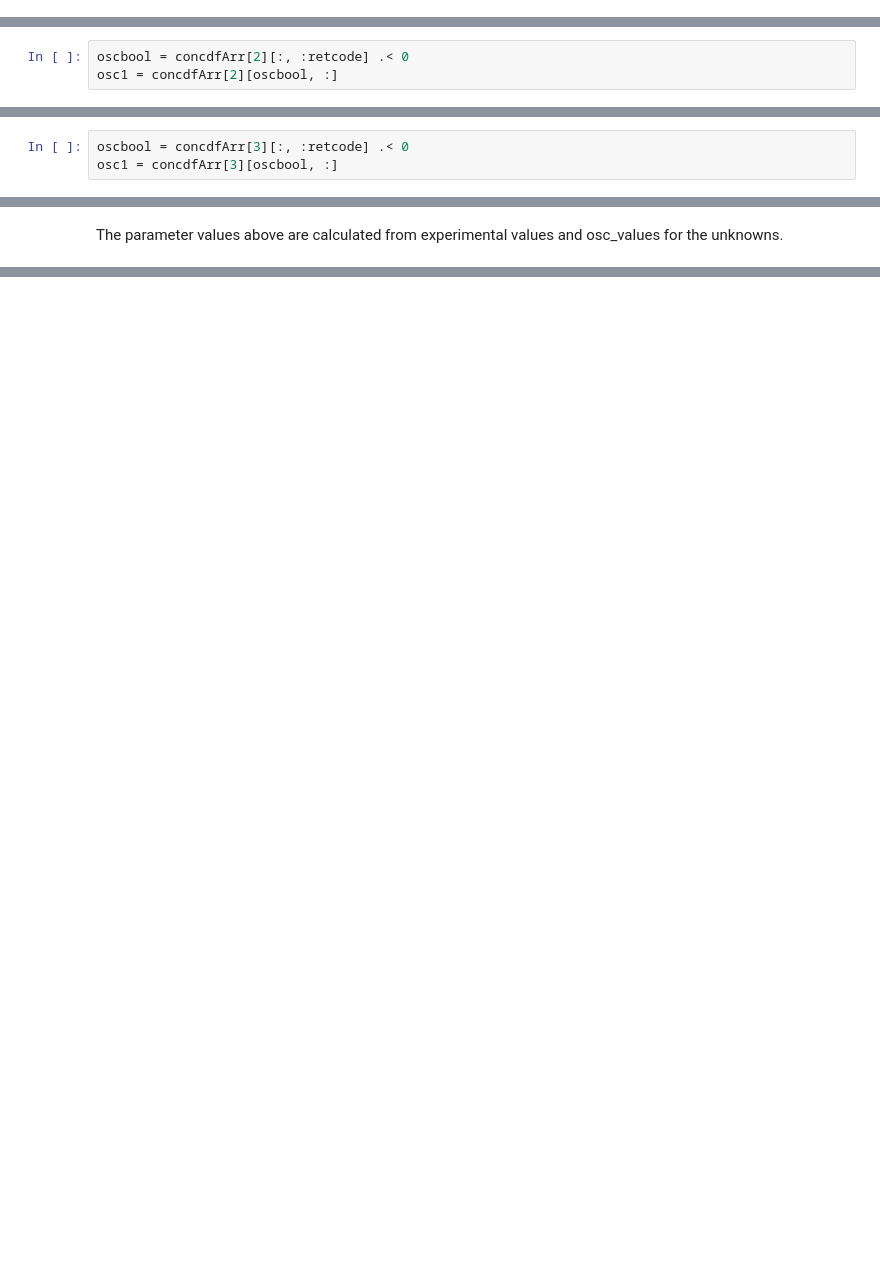
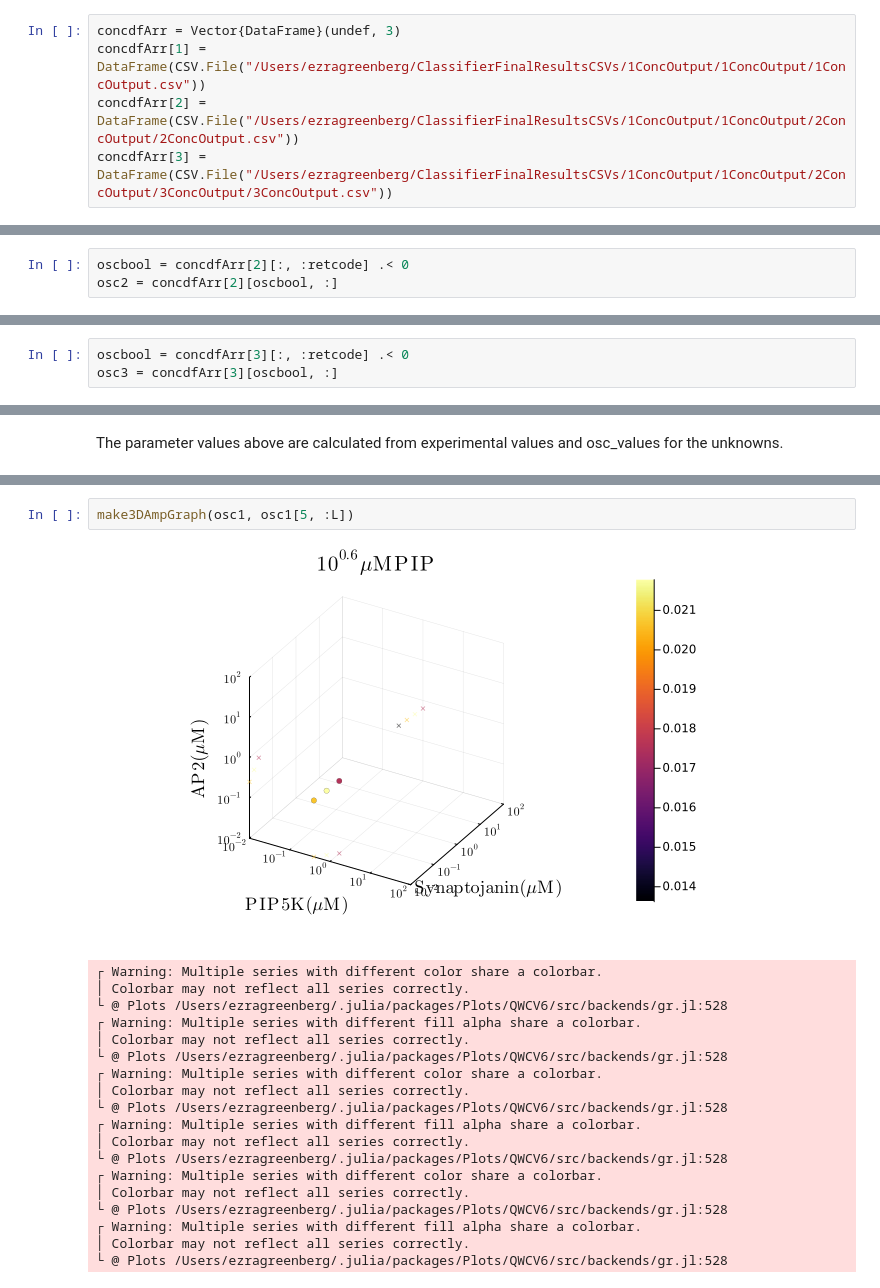
Before and after one commit to egreenberg7/Julia, a Jupyter notebook: ExperimentalFullModelWork/EarlyOutput.ipynb, the cells around one changed output, grey strips where cells are left out. Cells and saved outputs as stored; diff of their text form; blank space fills up the shorter version.

```diff
--- a/ExperimentalFullModelWork/EarlyOutput.ipynb
+++ b/ExperimentalFullModelWork/EarlyOutput.ipynb
@@ -163,3 +136,8 @@ concdfArr = Vector{DataFrame}(undef, 3)
 for i in 1:3
     concdfArr[i] = classifyConcentrations(getP(osc_values, i), getu0Ranges(); filename="$(i)ConcOutput")
 end
+# %%
+concdfArr = Vector{DataFrame}(undef, 3)
+concdfArr[1] = DataFrame(CSV.File("/Users/ezragreenberg/ClassifierFinalResultsCSVs/1ConcOutput/1ConcOutput/1ConcOutput.csv"))
+concdfArr[2] = DataFrame(CSV.File("/Users/ezragreenberg/ClassifierFinalResultsCSVs/1ConcOutput/1ConcOutput/2ConcOutput/2ConcOutput.csv"))
+concdfArr[3] = DataFrame(CSV.File("/Users/ezragreenberg/ClassifierFinalResultsCSVs/1ConcOutput/1ConcOutput/2ConcOutput/3ConcOutput/3ConcOutput.csv"))
@@ -200,7 +212,7 @@ plot(sol)
 [figure]
 # %%
 oscbool = concdfArr[2][:, :retcode] .< 0
-osc1 = concdfArr[2][oscbool, :]
+osc2 = concdfArr[2][oscbool, :]
 # %% [output]
 11×7 DataFrame
 | Row | A | K | L | P | amp | per | retcode |
@@ -221,6 +248,6 @@ p2 = [0.1, 0.31622776601683794, 1.183772233983162, 0.0007, 0.002, 0.118, 0.0609,
 # %%
 oscbool = concdfArr[3][:, :retcode] .< 0
-osc1 = concdfArr[3][oscbool, :]
+osc3 = concdfArr[3][oscbool, :]
 # %% [output]
 10×7 DataFrame
 | Row | A | K | L | P | amp | per | retcode |
@@ -241,0 +313,22 @@ The parameter values above are calculated from experimental values and osc_value
+# %%
+make3DAmpGraph(osc1, osc1[5, :L])
+# %% [output]
+[figure, added]
+┌ Warning: Multiple series with different color share a colorbar.
+│ Colorbar may not reflect all series correctly.
+└ @ Plots /Users/ezragreenberg/.julia/packages/Plots/QWCV6/src/backends/gr.jl:528
+┌ Warning: Multiple series with different fill alpha share a colorbar.
+│ Colorbar may not reflect all series correctly.
+└ @ Plots /Users/ezragreenberg/.julia/packages/Plots/QWCV6/src/backends/gr.jl:528
+┌ Warning: Multiple series with different color share a colorbar.
+│ Colorbar may not reflect all series correctly.
+└ @ Plots /Users/ezragreenberg/.julia/packages/Plots/QWCV6/src/backends/gr.jl:528
+┌ Warning: Multiple series with different fill alpha share a colorbar.
+│ Colorbar may not reflect all series correctly.
+└ @ Plots /Users/ezragreenberg/.julia/packages/Plots/QWCV6/src/backends/gr.jl:528
+┌ Warning: Multiple series with different color share a colorbar.
+│ Colorbar may not reflect all series correctly.
+└ @ Plots /Users/ezragreenberg/.julia/packages/Plots/QWCV6/src/backends/gr.jl:528
+┌ Warning: Multiple series with different fill alpha share a colorbar.
+│ Colorbar may not reflect all series correctly.
+└ @ Plots /Users/ezragreenberg/.julia/packages/Plots/QWCV6/src/backends/gr.jl:528
```
Also changed, not shown: parts of 11 cells of this notebook, 1 other file.
